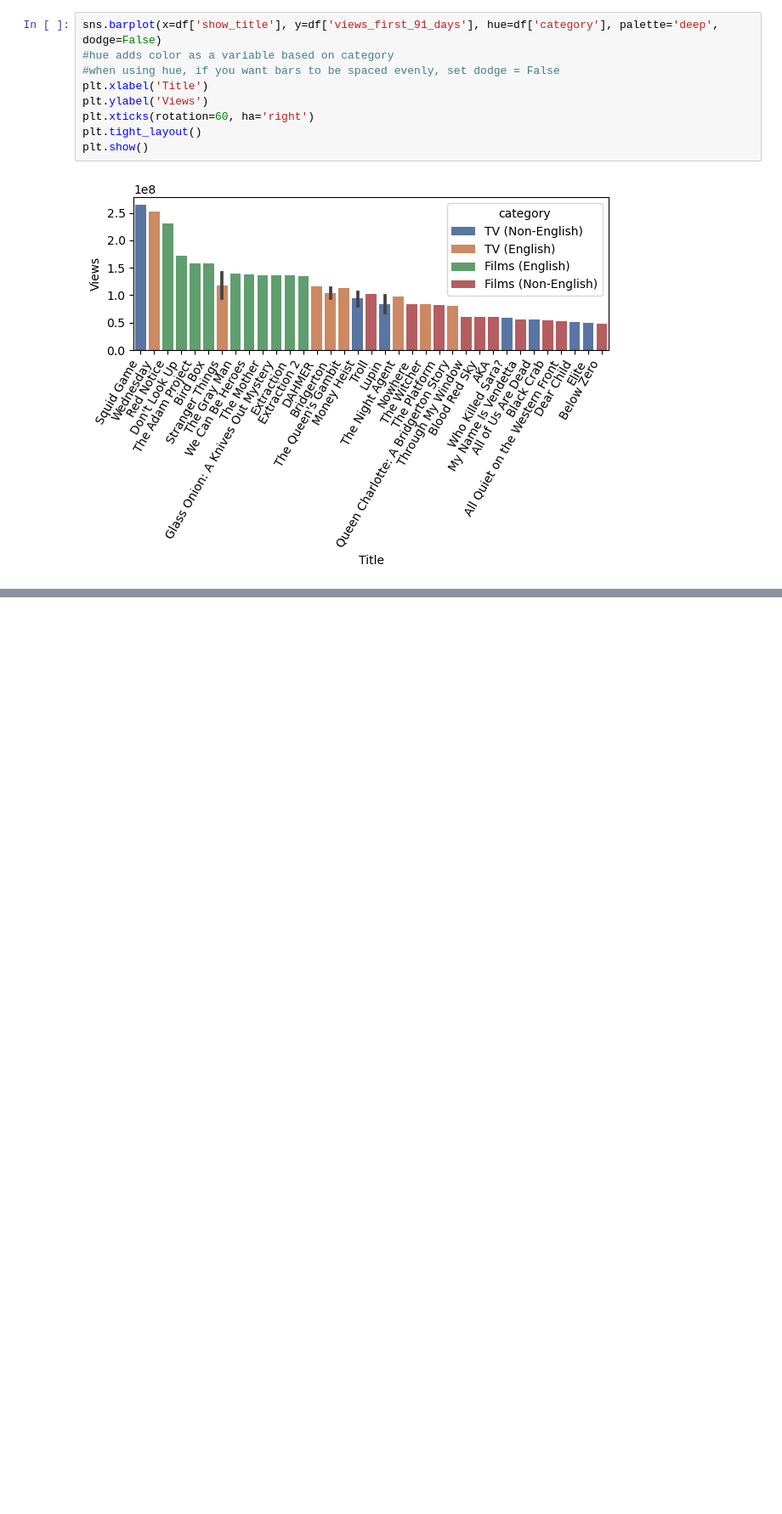
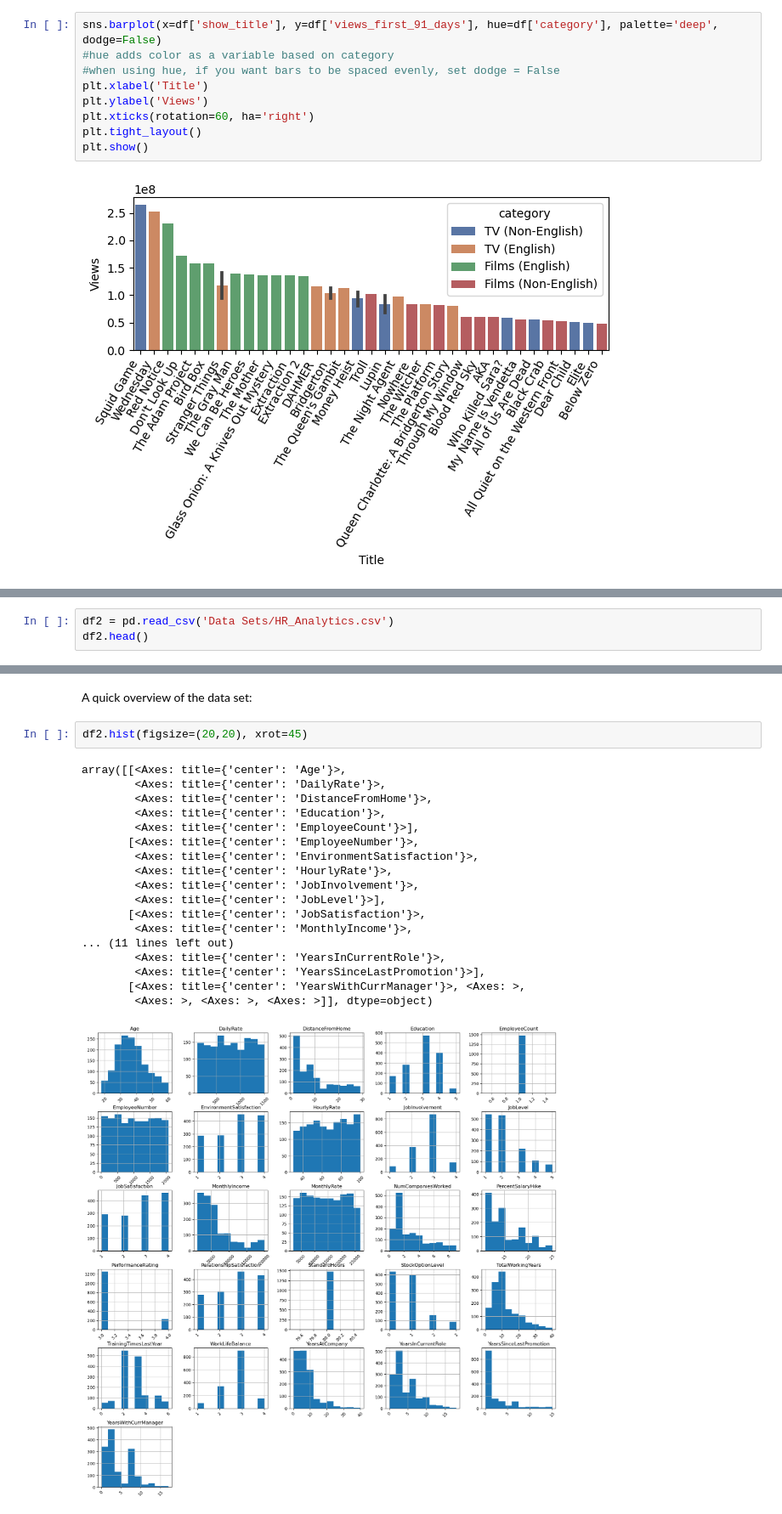
Before and after one commit to mathchou/CSC485-Sp24, a Jupyter notebook: Day1Examples.ipynb, the cells around one changed output, grey strips where cells are left out. Shown at 85% size. Saved outputs shown, nothing was run; the diff lists cells and outputs as text; blank space fills up the shorter version.

```diff
--- a/Day1Examples.ipynb
+++ b/Day1Examples.ipynb
@@ -57,0 +68,3 @@ plt.show()
+# %%
+df2 = pd.read_csv('Data Sets/HR_Analytics.csv')
+df2.head()
@@ -57,0 +197,23 @@ plt.show()
+# %% [markdown]
+A quick overview of the data set:
+# %%
+df2.hist(figsize=(20,20), xrot=45)
+# %% [output]
+array([[<Axes: title={'center': 'Age'}>,
+        <Axes: title={'center': 'DailyRate'}>,
+        <Axes: title={'center': 'DistanceFromHome'}>,
+        <Axes: title={'center': 'Education'}>,
+        <Axes: title={'center': 'EmployeeCount'}>],
+       [<Axes: title={'center': 'EmployeeNumber'}>,
+        <Axes: title={'center': 'EnvironmentSatisfaction'}>,
+        <Axes: title={'center': 'HourlyRate'}>,
+        <Axes: title={'center': 'JobInvolvement'}>,
+        <Axes: title={'center': 'JobLevel'}>],
+       [<Axes: title={'center': 'JobSatisfaction'}>,
+        <Axes: title={'center': 'MonthlyIncome'}>,
+... (11 lines left out)
+        <Axes: title={'center': 'YearsInCurrentRole'}>,
+        <Axes: title={'center': 'YearsSinceLastPromotion'}>],
+       [<Axes: title={'center': 'YearsWithCurrManager'}>, <Axes: >,
+        <Axes: >, <Axes: >, <Axes: >]], dtype=object)
+[figure, added]
```
Also changed, not shown: parts of 40 cells of this notebook, 1 other file.
